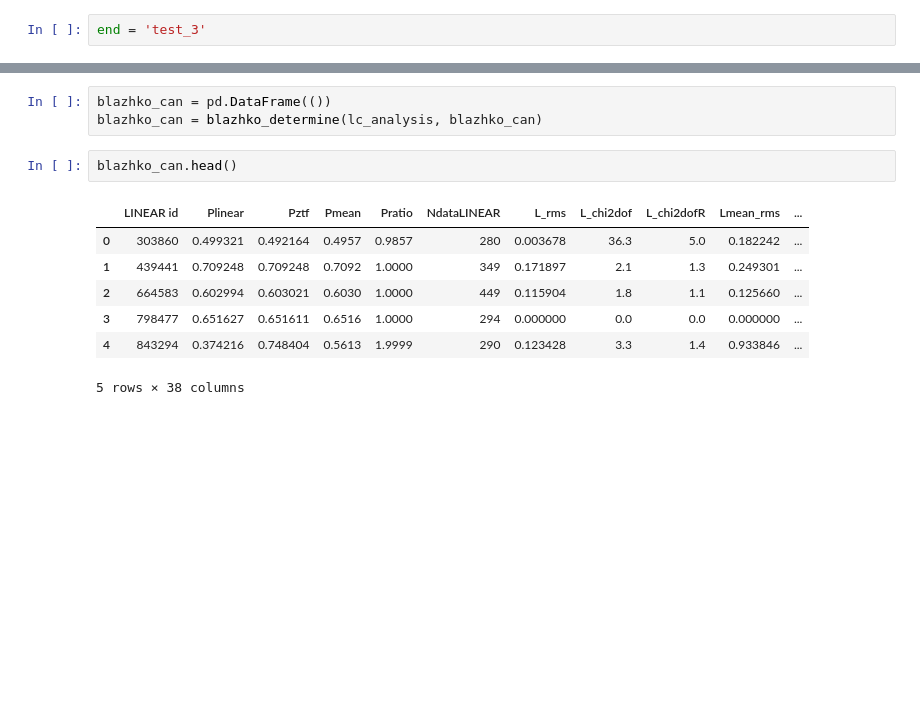
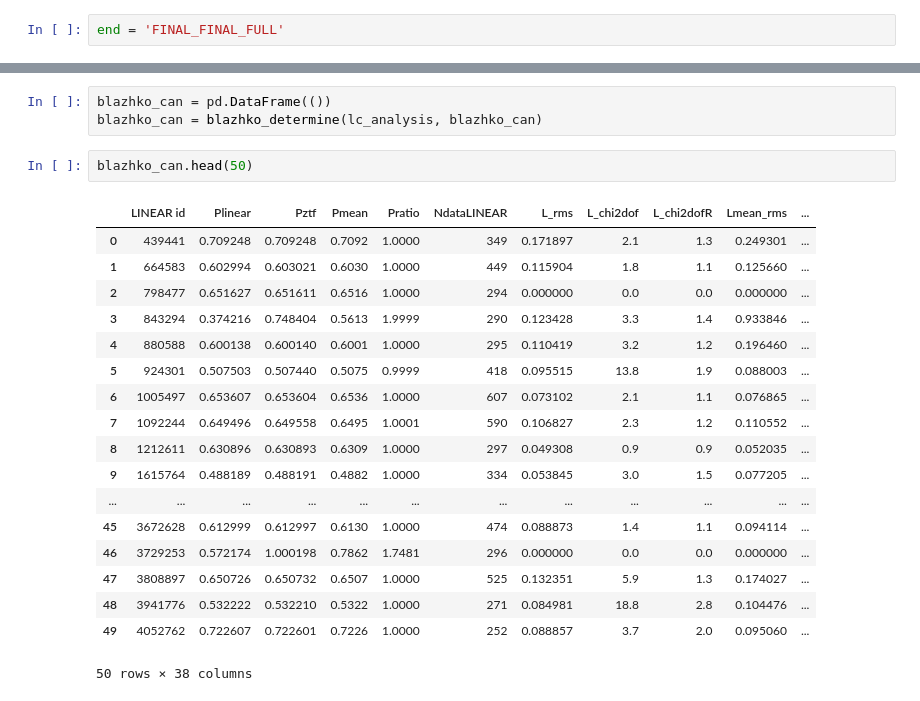
Before and after one commit to emadonev/var_stars, a Jupyter notebook: nbs/05_blazhko_algorithm.ipynb, the cells around one changed output, grey strips where cells are left out. Saved outputs shown, nothing was run; the diff lists cells and outputs as text; blank space fills up the shorter version.

Commit message:
blazhko candidates complete

```diff
--- a/nbs/05_blazhko_algorithm.ipynb
+++ b/nbs/05_blazhko_algorithm.ipynb
@@ -83,7 +83,7 @@ Loading the data!
 # DATA
 data = fetch_LINEAR_sample(data_home='../inputs') # fetching the data from astroML data library
 # %%
-end = 'test_3'
+end = 'FINAL_FINAL_FULL'
 # %%
 #| code-fold: false
 # DATA from previous notebook
@@ -224,15 +225,26 @@ def blazhko_determine(df, dfnew):
 blazhko_can = pd.DataFrame(())
 blazhko_can = blazhko_determine(lc_analysis, blazhko_can)
 # %%
-blazhko_can.head()
+blazhko_can.head(50)
 # %% [output]
 |  | LINEAR id | Plinear | Pztf | Pmean | Pratio | NdataLINEAR | L_rms | L_chi2dof | L_chi2dofR | Lmean_rms | ... |
-| 0 | 303860 | 0.499321 | 0.492164 | 0.4957 | 0.9857 | 280 | 0.003678 | 36.3 | 5.0 | 0.182242 | ... |
-| 1 | 439441 | 0.709248 | 0.709248 | 0.7092 | 1.0000 | 349 | 0.171897 | 2.1 | 1.3 | 0.249301 | ... |
-| 2 | 664583 | 0.602994 | 0.603021 | 0.6030 | 1.0000 | 449 | 0.115904 | 1.8 | 1.1 | 0.125660 | ... |
-| 3 | 798477 | 0.651627 | 0.651611 | 0.6516 | 1.0000 | 294 | 0.000000 | 0.0 | 0.0 | 0.000000 | ... |
-| 4 | 843294 | 0.374216 | 0.748404 | 0.5613 | 1.9999 | 290 | 0.123428 | 3.3 | 1.4 | 0.933846 | ... |
+| 0 | 439441 | 0.709248 | 0.709248 | 0.7092 | 1.0000 | 349 | 0.171897 | 2.1 | 1.3 | 0.249301 | ... |
+| 1 | 664583 | 0.602994 | 0.603021 | 0.6030 | 1.0000 | 449 | 0.115904 | 1.8 | 1.1 | 0.125660 | ... |
+| 2 | 798477 | 0.651627 | 0.651611 | 0.6516 | 1.0000 | 294 | 0.000000 | 0.0 | 0.0 | 0.000000 | ... |
+| 3 | 843294 | 0.374216 | 0.748404 | 0.5613 | 1.9999 | 290 | 0.123428 | 3.3 | 1.4 | 0.933846 | ... |
+| 4 | 880588 | 0.600138 | 0.600140 | 0.6001 | 1.0000 | 295 | 0.110419 | 3.2 | 1.2 | 0.196460 | ... |
+| 5 | 924301 | 0.507503 | 0.507440 | 0.5075 | 0.9999 | 418 | 0.095515 | 13.8 | 1.9 | 0.088003 | ... |
+| 6 | 1005497 | 0.653607 | 0.653604 | 0.6536 | 1.0000 | 607 | 0.073102 | 2.1 | 1.1 | 0.076865 | ... |
+| 7 | 1092244 | 0.649496 | 0.649558 | 0.6495 | 1.0001 | 590 | 0.106827 | 2.3 | 1.2 | 0.110552 | ... |
+| 8 | 1212611 | 0.630896 | 0.630893 | 0.6309 | 1.0000 | 297 | 0.049308 | 0.9 | 0.9 | 0.052035 | ... |
+| 9 | 1615764 | 0.488189 | 0.488191 | 0.4882 | 1.0000 | 334 | 0.053845 | 3.0 | 1.5 | 0.077205 | ... |
+| ... | ... | ... | ... | ... | ... | ... | ... | ... | ... | ... | ... |
+| 45 | 3672628 | 0.612999 | 0.612997 | 0.6130 | 1.0000 | 474 | 0.088873 | 1.4 | 1.1 | 0.094114 | ... |
+| 46 | 3729253 | 0.572174 | 1.000198 | 0.7862 | 1.7481 | 296 | 0.000000 | 0.0 | 0.0 | 0.000000 | ... |
+| 47 | 3808897 | 0.650726 | 0.650732 | 0.6507 | 1.0000 | 525 | 0.132351 | 5.9 | 1.3 | 0.174027 | ... |
+| 48 | 3941776 | 0.532222 | 0.532210 | 0.5322 | 1.0000 | 271 | 0.084981 | 18.8 | 2.8 | 0.104476 | ... |
+| 49 | 4052762 | 0.722607 | 0.722601 | 0.7226 | 1.0000 | 252 | 0.088857 | 3.7 | 2.0 | 0.095060 | ... |
-5 rows × 38 columns
+50 rows × 38 columns
 # %%
 blazhko_can.shape
 # %% [output]
```
Also changed, not shown: parts of 2 cells of this notebook.
